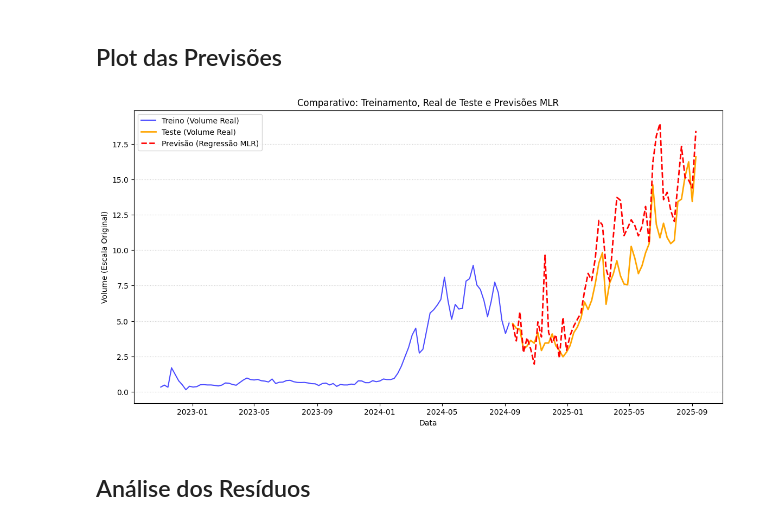
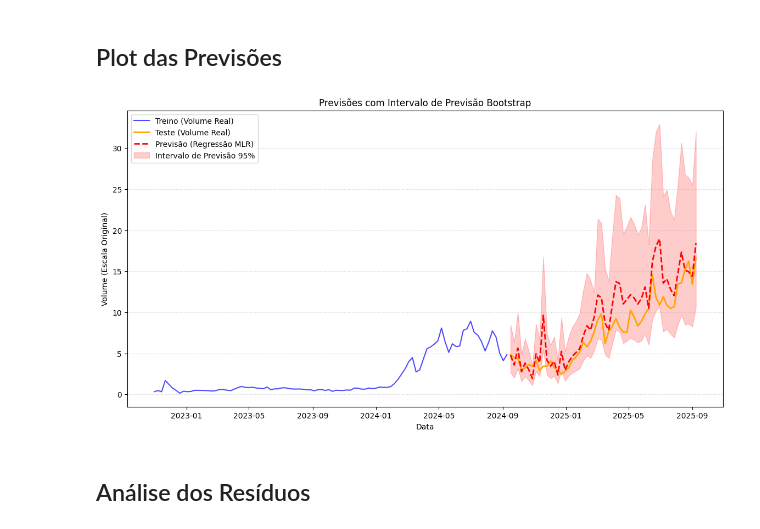
Before and after one commit to Vinasque/series_temporais, a Jupyter notebook: trabalho_a1.ipynb, the cells around one changed output. Saved outputs shown, nothing was run; the diff lists cells and outputs as text; code cells hidden in the pictures.

```diff
--- a/trabalho_a1.ipynb
+++ b/trabalho_a1.ipynb
@@ -554,8 +554,27 @@ y_test = y.iloc[-test_size:]
 model = LinearRegression()
 model.fit(X_train, y_train)
 
+# Encontra os resíduos no conjunto de treino
+predictions_on_train_log = model.predict(X_train)
+residuals_log = y_train - predictions_on_train_log
+
 # previsòes
 y_pred_log = model.predict(X_test)
+
+# Inclui os resíduos aleatórios
+bootstrap_forecasts = []
+for i in range(1000):
+    # Amostra aleatória dos resíduos
+    resampled_residuals = np.random.choice(residuals_log, size=len(X_test), replace=True)
+
+    # Adiciona os resíduos à previsão e guarda
+    forecast_log_boot = y_pred_log + resampled_residuals
+    bootstrap_forecasts.append(np.exp(forecast_log_boot))
+
+# Calcula os limites do IC
+bootstrap_forecasts = np.array(bootstrap_forecasts)
+lower_bound = np.percentile(bootstrap_forecasts, 100 * (0.025), axis=0)
+upper_bound = np.percentile(bootstrap_forecasts, 100 * (0.975), axis=0)
 
 # voltando a forma com exponencial para plot
 y_pred_orig = np.exp(y_pred_log)
@@ -580,23 +599,25 @@ MAPE: 28.32%
 # %%
 predictions_series = pd.Series(y_pred_orig, index=test_df.index)
 
 plt.figure(figsize=(14, 7))
 
 plt.plot(train_df.index, train_df['volume'], label='Treino (Volume Real)', color='blue', alpha=0.7)
 plt.plot(test_df.index, test_df['volume'], label='Teste (Volume Real)', color='orange', linewidth=2)
 
-# Previsões da Regressão Múltipla
 plt.plot(predictions_series.index, predictions_series.values,
          label='Previsão (Regressão MLR)', color='red', linestyle='--', linewidth=2)
 
-plt.title('Comparativo: Treinamento, Real de Teste e Previsões MLR')
+plt.fill_between(predictions_series.index, lower_bound, upper_bound,
+                 color='red', alpha=0.2, label='Intervalo de Previsão 95%')
+
+plt.title('Previsões com Intervalo de Previsão Bootstrap')
 plt.xlabel('Data')
 plt.ylabel('Volume (Escala Original)')
 plt.legend()
 plt.grid(axis='y', linestyle=':', alpha=0.6)
 plt.show()
 # %% [output]
-[figure, old version]
+[figure, new version]
 # %% [markdown]
 ## Análise dos Resíduos
 # %%
```
Also changed, not shown: parts of 4 cells of this notebook, 1 other file.
